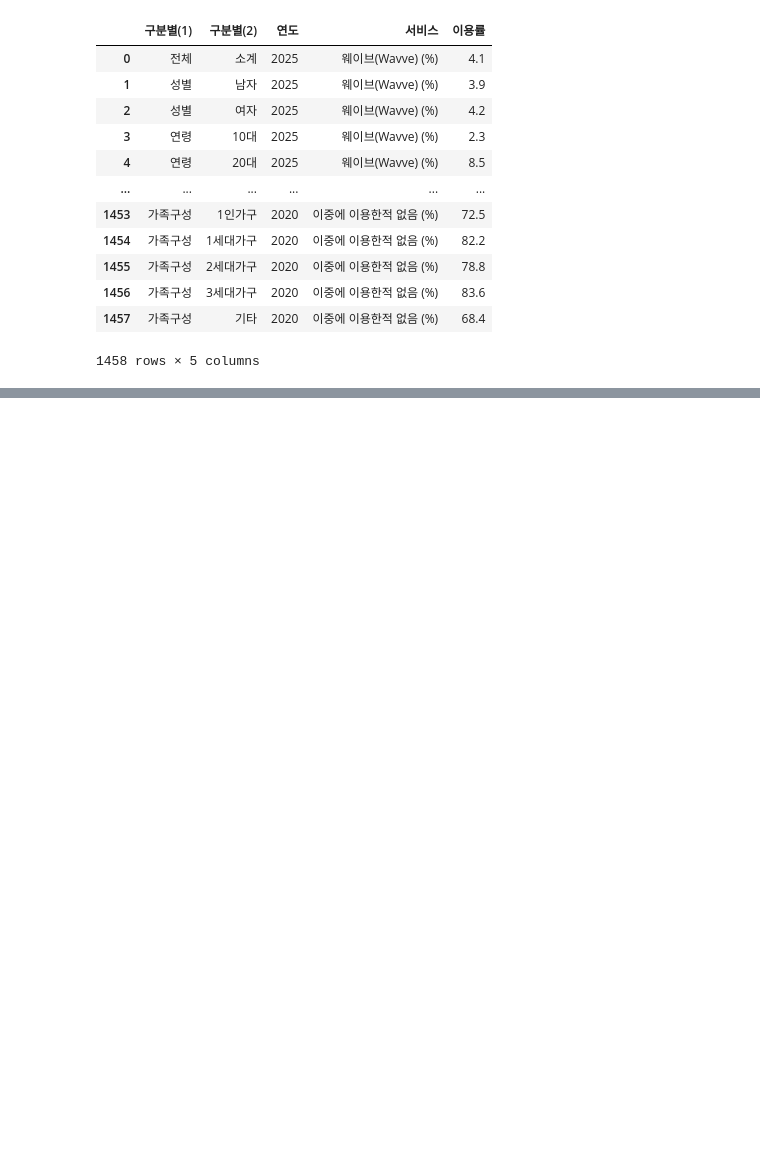
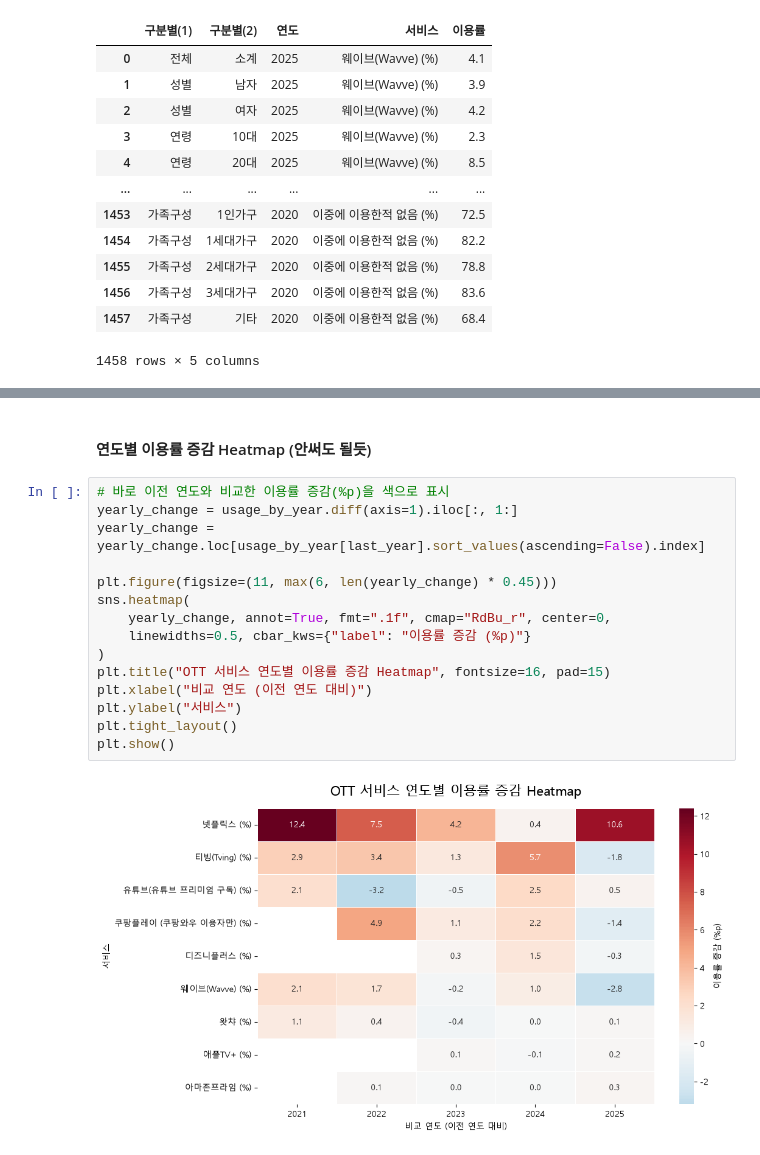
Before and after one commit to fun5307/study-with-ai-2, a Jupyter notebook: src/study_with_ai_2/Project/project.ipynb, the cells around one changed output, grey strips where cells are left out. Saved outputs shown, nothing was run; the diff lists cells and outputs as text; blank space fills up the shorter version.

```diff
--- a/src/study_with_ai_2/Project/project.ipynb
+++ b/src/study_with_ai_2/Project/project.ipynb
@@ -141,0 +217,19 @@ plot_yearly_services(overseas_services, "해외 OTT 서비스 연간 이용률
+# %% [markdown]
+#### 연도별 이용률 증감 Heatmap (안써도 될듯)
+# %%
+# 바로 이전 연도와 비교한 이용률 증감(%p)을 색으로 표시
+yearly_change = usage_by_year.diff(axis=1).iloc[:, 1:]
+yearly_change = yearly_change.loc[usage_by_year[last_year].sort_values(ascending=False).index]
+
+plt.figure(figsize=(11, max(6, len(yearly_change) * 0.45)))
+sns.heatmap(
+    yearly_change, annot=True, fmt=".1f", cmap="RdBu_r", center=0,
+    linewidths=0.5, cbar_kws={"label": "이용률 증감 (%p)"}
+)
+plt.title("OTT 서비스 연도별 이용률 증감 Heatmap", fontsize=16, pad=15)
+plt.xlabel("비교 연도 (이전 연도 대비)")
+plt.ylabel("서비스")
+plt.tight_layout()
+plt.show()
+# %% [output]
+[figure, added]
```
Also changed, not shown: parts of 31 cells of this notebook, 5 other files.
